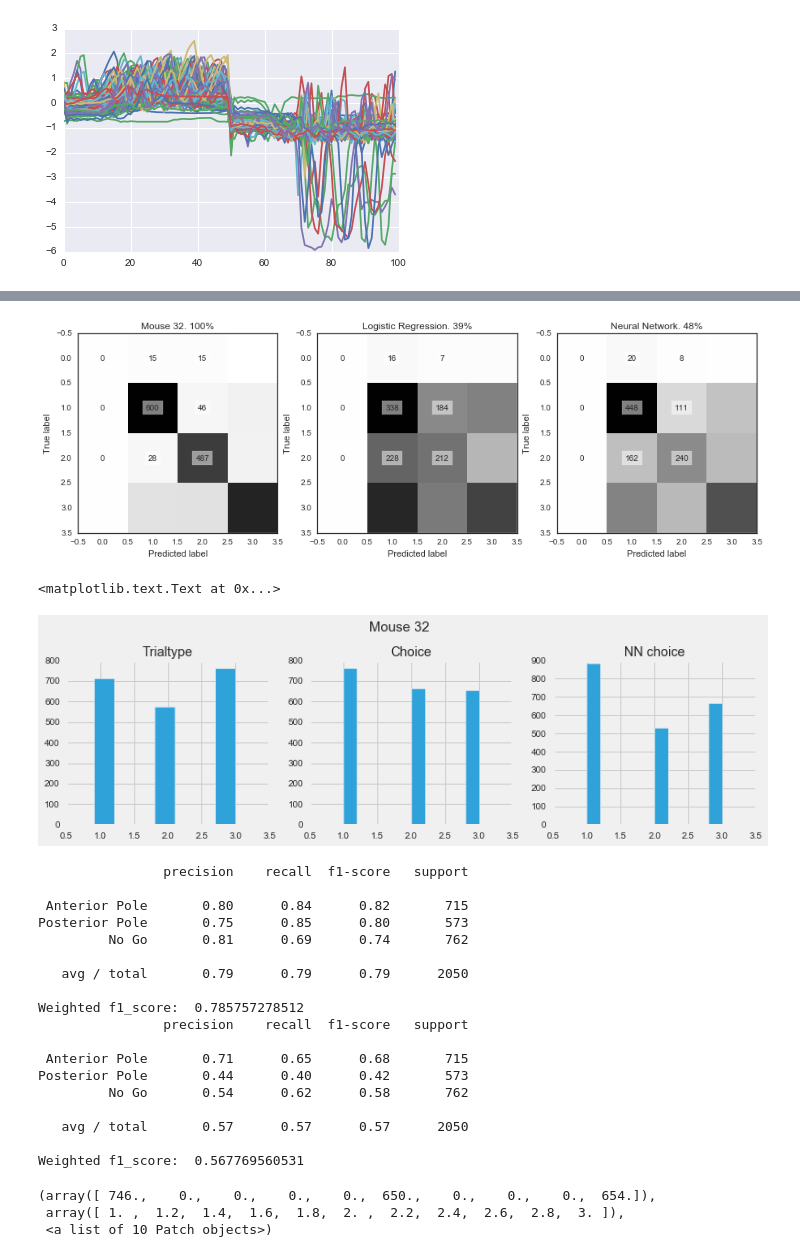
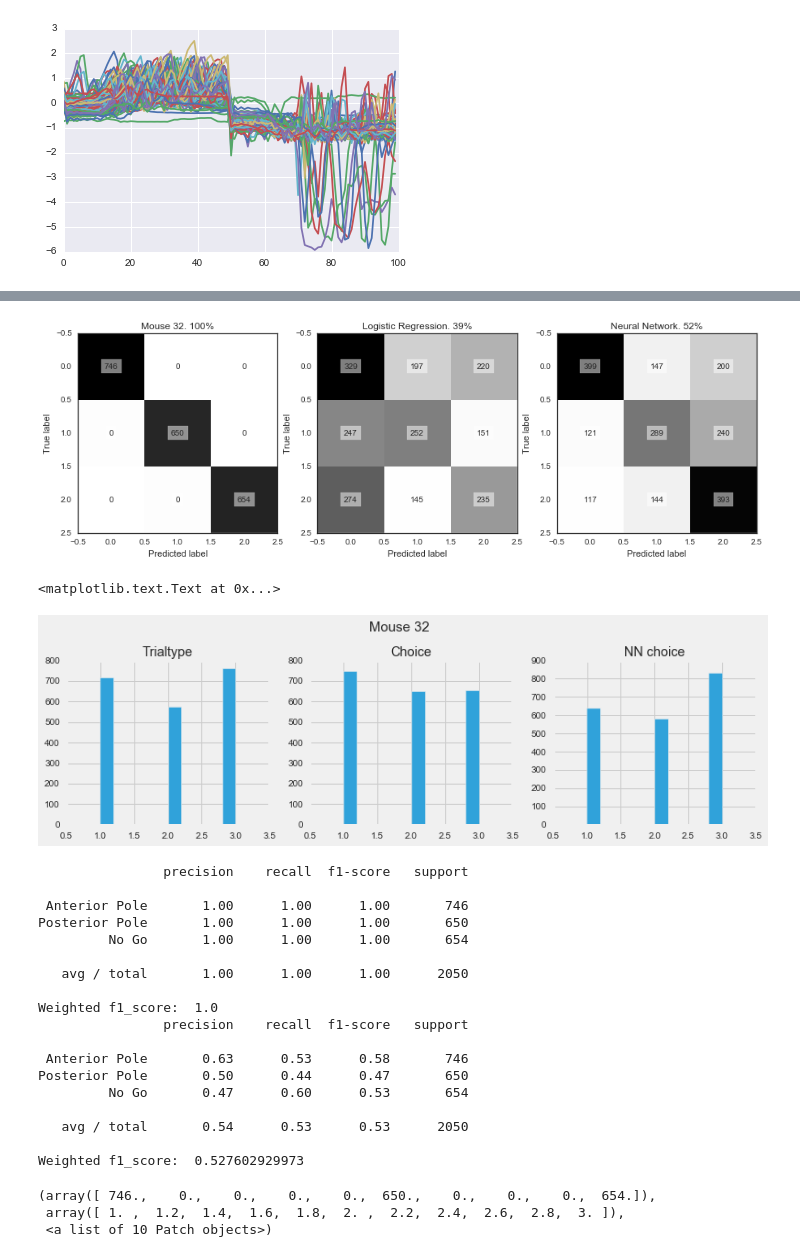
Before and after one commit to mathewzilla/whiskfree, a Jupyter notebook: tf/3_class_simplemodels.ipynb, the cells around one changed output, grey strips where cells are left out. Cells and saved outputs as stored; diff of their text form; code cells hidden in the pictures.

```diff
--- a/tf/3_class_simplemodels.ipynb
+++ b/tf/3_class_simplemodels.ipynb
@@ -67,13 +62,13 @@ def data_parser(theta,kappa,tt,ch,tt_ch):
 # %%
 mouse_name = '32'
 theta, kappa, tt, ch = data_loader(mouse_name)
-fig, ax = plt.subplots(1,2)
+fig, ax = plt.subplots(1,2,figsize=(20,5))
 _ = ax[0].plot(theta[:100].T)
 _ = ax[1].plot(kappa[:100].T)
 # %% [output]
 [figure]
 # %%
-both_c, tt_c, clean = data_parser(theta,kappa,tt,ch,'ch')
+both_c, tt_c, ch_c, clean = data_parser(theta,kappa,tt,ch)
 _ = plt.plot(both_c[:100].T)
 # %% [output]
 [figure]
@@ -122,9 +117,9 @@ n_classes = 3
 trialtypes = ['Anterior Pole','Posterior Pole','No Go'] # 32-34
 # trialtypes = ['Posterior Pole','Anterior Pole','No Go'] # 36
 
-# Change the model here
-preds = cross_validation.cross_val_predict(lr, both_c, tt_c.squeeze()-1, cv=5)
-preds_NN = cross_validation.cross_val_predict(NN, both_c, tt_c.squeeze()-1, cv=5)
+# Change the model/labels here
+preds = cross_validation.cross_val_predict(lr, both_c, ch_c.squeeze()-1, cv=5)
+preds_NN = cross_validation.cross_val_predict(NN, both_c, ch_c.squeeze()-1, cv=5)
 
 with plt.style.context('fivethirtyeight'):
     fig, ax = plt.subplots(1,3,figsize=(15,6))
@@ -368,12 +365,13 @@ with plt.style.context('fivethirtyeight'):
 
 # CHOICE
 # Confusion matrices. Mouse vs model
-mouse_choice = ch[clean.squeeze()].values
-cm_m = confusion_matrix(tt[clean.squeeze()].values,mouse_choice)
+# mouse_choice = ch_c #[clean.squeeze()].values
+label = ch_c
+cm_m = confusion_matrix(label,ch_c)
 
 # Confusion matrices
-cm_lr = confusion_matrix(tt[clean.squeeze()].values,preds+1)
-cm_NN = confusion_matrix(tt[clean.squeeze()].values,preds_NN+1)
+cm_lr = confusion_matrix(label,preds+1)
+cm_NN = confusion_matrix(label,preds_NN+1)
 
 
 with sns.axes_style("white"):
@@ -381,39 +379,39 @@ with sns.axes_style("white"):
 
 
     ax[0].imshow(cm_m,interpolation='none',cmap="Greys")
-    ax[0].set_title('Mouse ' + mouse_name + '. ' + str(int(100 * accuracy_score(tt_c,mouse_choice))) + '%')
+    ax[0].set_title('Mouse ' + mouse_name + '. ' + str(int(100 * accuracy_score(label,ch_c))) + '%')
     ax[0].set_ylabel('True label')
     ax[0].set_xlabel('Predicted label')
     tick_marks = np.arange(len(trialtypes))
     ax[0].set_xticks(tick_marks, trialtypes)
     ax[0].set_yticks(tick_marks, trialtypes)
 
     for i in range(0,3):
         for j in range(0,3):
             ax[0].text(j, i, cm_m[i,j], va='center', ha='center',bbox=dict(facecolor='white',edgecolor='white', alpha=0.5))
 
     ax[1].imshow(cm_lr,interpolation='none',cmap="Greys")
-    ax[1].set_title('Logistic Regression' + '. ' + str(int(100 * accuracy_score(tt_c,preds+1))) + '%')
+    ax[1].set_title('Logistic Regression' + '. ' + str(int(100 * accuracy_score(label,preds+1))) + '%')
     ax[1].set_ylabel('True label')
     ax[1].set_xlabel('Predicted label')
 
     for i in range(0,3):
         for j in range(0,3):
             ax[1].text(j, i, cm_lr[i,j], va='center', ha='center',bbox=dict(facecolor='white',edgecolor='white', alpha=0.5))
 
     ax[2].imshow(cm_NN,interpolation='none',cmap="Greys")
-    ax[2].set_title('Neural Network' + '. ' + str(int(100 * accuracy_score(tt_c,preds_NN+1))) + '%')
+    ax[2].set_title('Neural Network' + '. ' + str(int(100 * accuracy_score(label,preds_NN+1))) + '%')
     ax[2].set_ylabel('True label')
     ax[2].set_xlabel('Predicted label')
 
     for i in range(0,3):
         for j in range(0,3):
             ax[2].text(j, i, cm_NN[i,j], va='center', ha='center',bbox=dict(facecolor='white',edgecolor='white', alpha=0.5))
 
 
 # plt.savefig('figs/Cmatrix_lr_trialtype_choice_'+ mouse_name +'.png')
 # %% [output]
-[figure, old version]
+[figure, new version]
 # %%
 # preds = cross_validation.cross_val_predict(lr, both_c, tt_c.squeeze()-1, cv=5)
 # plt.hist(preds)
@@ -428,7 +426,7 @@ with plt.style.context('fivethirtyeight'):
 #     ax[0].set_xticks([1,2,3],trialtypes)
     ax[0].set_xlim([0.5,3.5])
 
-    ax[1].hist(mouse_choice)
+    ax[1].hist(ch_c)
     ax[1].set_title('Choice')
     ax[1].set_xlim([0.5,3.5])
 
@@ -441,36 +439,36 @@ plt.suptitle('Mouse ' + mouse_name, x=0.5,y=1.1,fontsize=15)
 # plt.savefig('figs/choice_number_'+ mouse_name +'.png')
 # %% [output]
 <matplotlib.text.Text at 0x...>
-[figure, old version]
+[figure, new version]
 # %%
 # print('Mouse '+ mouse_name + '. '+ accuracy_score(tt_c,mouse_choice) + '%')
 # int(100 *accuracy_score(tt_c,mouse_choice))
 # print('Mouse ' + mouse_name + '. ' + str(int(100 * accuracy_score(tt_c,mouse_choice))) + '%')
 trialtypes = ['Anterior Pole','Posterior Pole','No Go']
 
-print(metrics.classification_report(tt_c,mouse_choice,target_names=trialtypes))
-print('Weighted f1_score: ',metrics.f1_score(tt_c,mouse_choice,average='weighted'))
-print(metrics.classification_report(tt_c,preds_NN+1,target_names=trialtypes))
-print('Weighted f1_score: ',metrics.f1_score(tt_c,preds_NN+1,average='weighted'))
+print(metrics.classification_report(label,ch_c,target_names=trialtypes))
+print('Weighted f1_score: ',metrics.f1_score(label,mouse_choice,average='weighted'))
+print(metrics.classification_report(label,preds_NN+1,target_names=trialtypes))
+print('Weighted f1_score: ',metrics.f1_score(label,preds_NN+1,average='weighted'))
 # %% [output]
                 precision    recall  f1-score   support
 
- Anterior Pole       0.80      0.84      0.82       715
-Posterior Pole       0.75      0.85      0.80       573
-         No Go       0.81      0.69      0.74       762
+ Anterior Pole       1.00      1.00      1.00       746
+Posterior Pole       1.00      1.00      1.00       650
+         No Go       1.00      1.00      1.00       654
 
-   avg / total       0.79      0.79      0.79      2050
+   avg / total       1.00      1.00      1.00      2050
 
-Weighted f1_score:  0.785757278512
+Weighted f1_score:  1.0
                 precision    recall  f1-score   support
 
- Anterior Pole       0.71      0.65      0.68       715
-Posterior Pole       0.44      0.40      0.42       573
-         No Go       0.54      0.62      0.58       762
+ Anterior Pole       0.63      0.53      0.58       746
+Posterior Pole       0.50      0.44      0.47       650
+         No Go       0.47      0.60      0.53       654
 
-   avg / total       0.57      0.57      0.57      2050
+   avg / total       0.54      0.53      0.53      2050
 
-Weighted f1_score:  0.567769560531
+Weighted f1_score:  0.527602929973
 # %%
 clean1 = np.nan_to_num(tt) !=0
 clean2 = np.nan_to_num(ch) !=0
```
Also changed, not shown: parts of 20 cells of this notebook, 2 other files.
